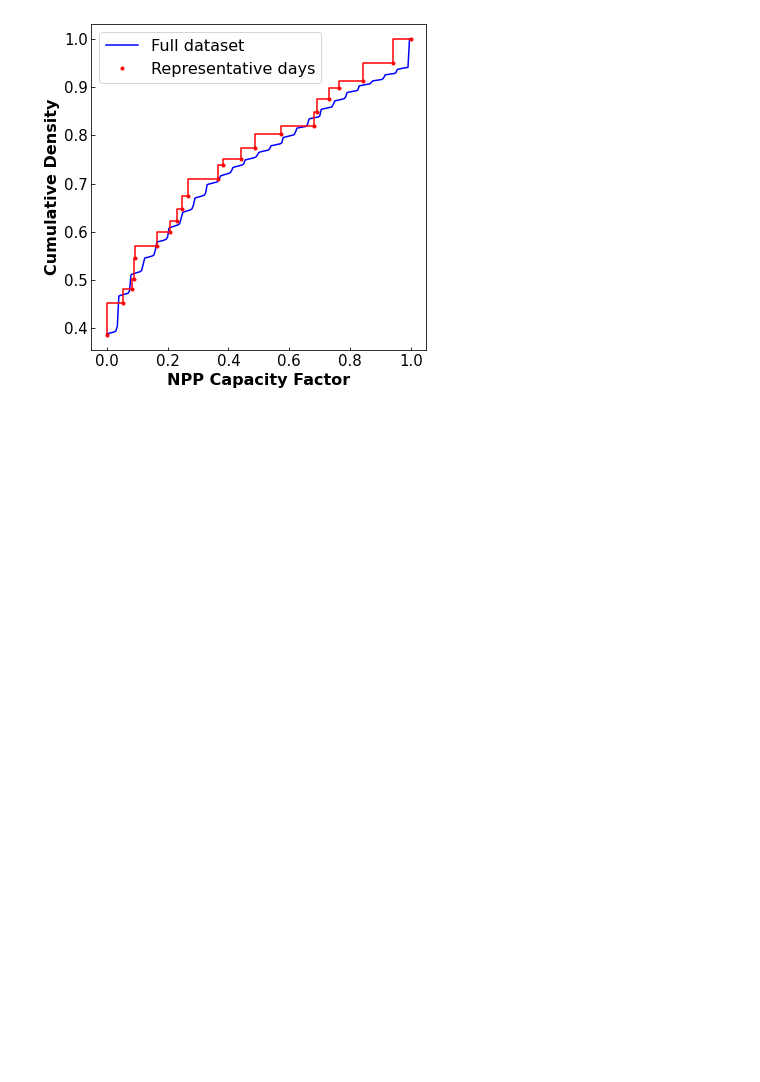
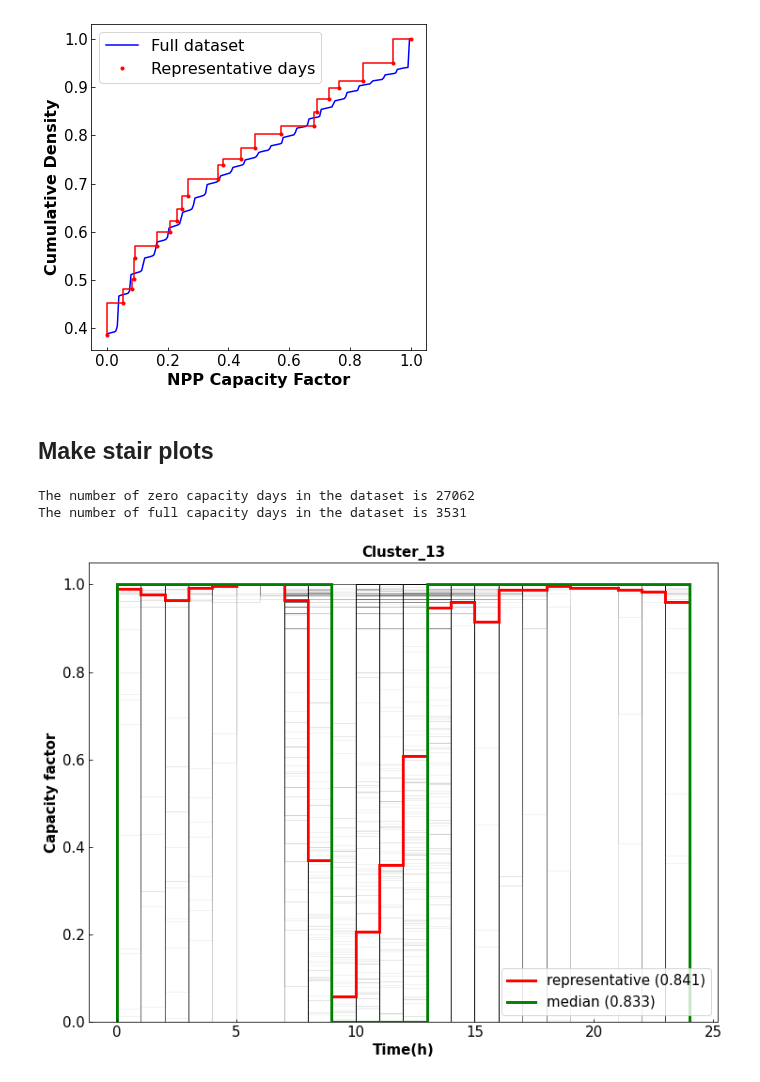
Before and after one commit to Xinhe-Chen/dispatches, a Jupyter notebook: dispatches/workflow/train_market_surrogates/dynamic/FOCAPD_dynamic_surrogates.ipynb, the cells around one changed output. Saved outputs shown, nothing was run; the diff lists cells and outputs as text; code cells hidden in the pictures; blank space fills up the shorter version.

```diff
--- a/dispatches/workflow/train_market_surrogates/dynamic/FOCAPD_dynamic_surrogates.ipynb
+++ b/dispatches/workflow/train_market_surrogates/dynamic/FOCAPD_dynamic_surrogates.ipynb
@@ -629,3 +630,5 @@ plt.legend(['Full dataset','Representative days'], fontsize = 16)
 plt.show()
 # %% [output]
 [figure]
+# %% [markdown]
+## Make stair plots
@@ -631,0 +643,45 @@ plt.show()
+# %%
+num_clusters = 20
+tsa = TimeSeriesClustering(simulation_data, num_clusters)
+# %%
+def plot_stair_result_NE(tsa, case_type, result_path):
+
+    # get label and cluster centers
+    label_data_dict = tsa._summarize_results(result_path)
+    centers_dict = tsa.get_cluster_centers(result_path)
+
+    font1 = {'weight' : 'bold',
+    'size'   : 15,
+    }
+
+    time_length = range(25)
+
+    with open(f'{case_type}_case_study/{case_type}_dispatch_{tsa.num_clusters}_95_5_median_new.json', 'rb') as f:
+        res_dict = json.load(f)
+    cluster_median_dispatch = res_dict['median_dispatch']
+
+    for idx in range(13,14): # tsa.num_clusters
+        f,ax = plt.subplots()
+        for data in label_data_dict[idx]:
+            ax.stairs(np.reshape(data, -1), time_length, color='k', alpha=0.05)
+        cf_center = np.sum(centers_dict[idx])/24
+        ax.stairs(centers_dict[idx].reshape(-1), time_length, linewidth = 3, color = 'r', label = f'representative ({round(cf_center,3)})')
+        cf_med = np.sum(cluster_median_dispatch[str(idx)])/24
+        ax.stairs(np.reshape(cluster_median_dispatch[str(idx)],-1), time_length, linewidth = 3, color = 'g', label = f'median ({round(cf_med,3)})')
+        ax.tick_params(direction = 'in')
+        ax.set_title(f'Cluster_{idx}', font = font1)
+        ax.set_ylabel('Capacity factor',font = font1)
+        ax.set_xlabel('Time(h)',font = font1)
+        ax.legend(loc = 'lower right', fontsize = 15)
+        ax.tick_params(axis='both', which='major', labelsize=15)
+        plt.show()
+
+    return
+# %%
+case_type = 'NE'
+result_path = 'NE_case_study/NE_192years_20clusters_OD.json'
+c0 = plot_stair_result_NE(tsa, case_type, result_path)
+# %% [output]
+The number of zero capacity days in the dataset is 27062
+The number of full capacity days in the dataset is 3531
+[figure, added]
```
Also changed, not shown: parts of 2 cells of this notebook.
